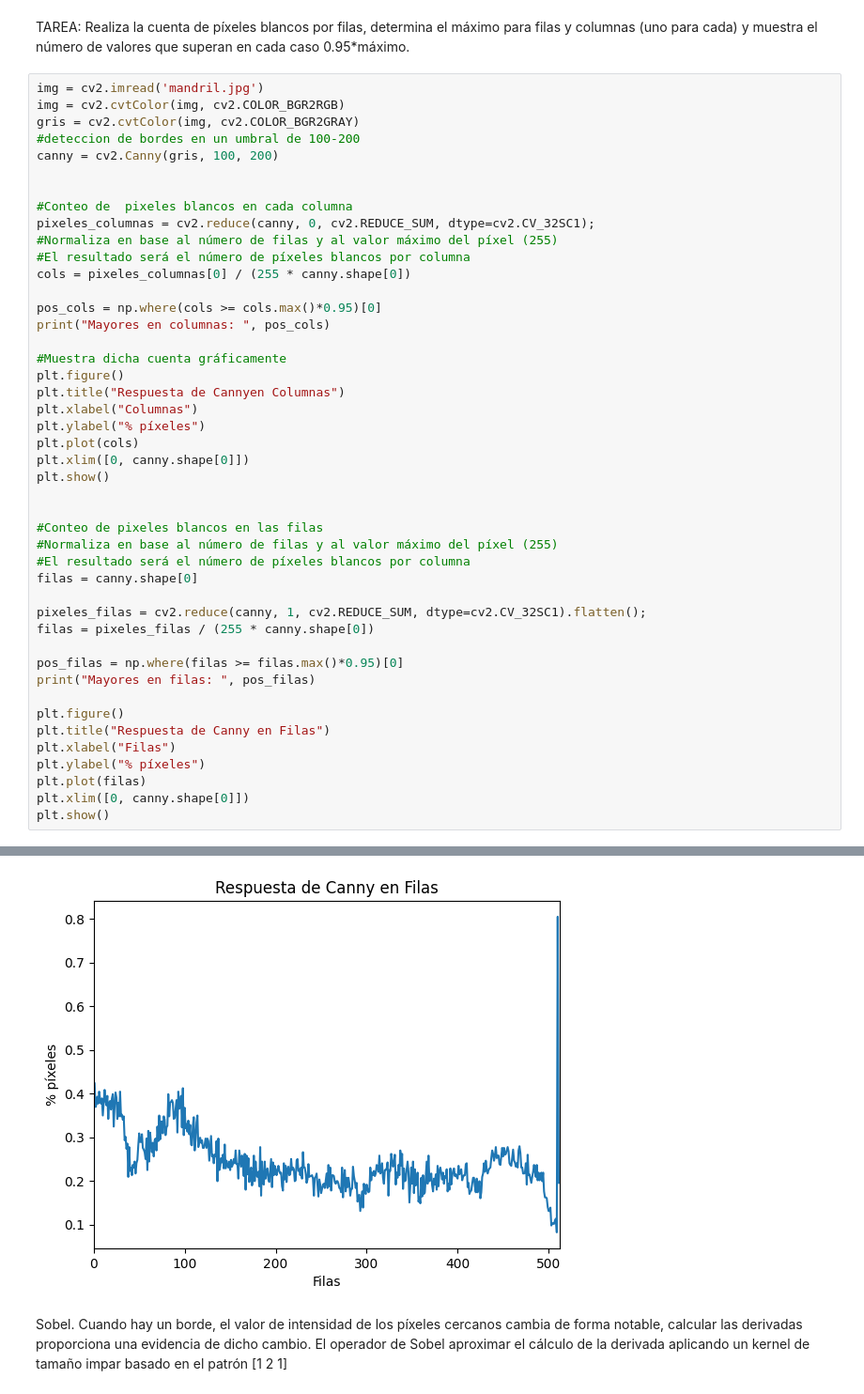
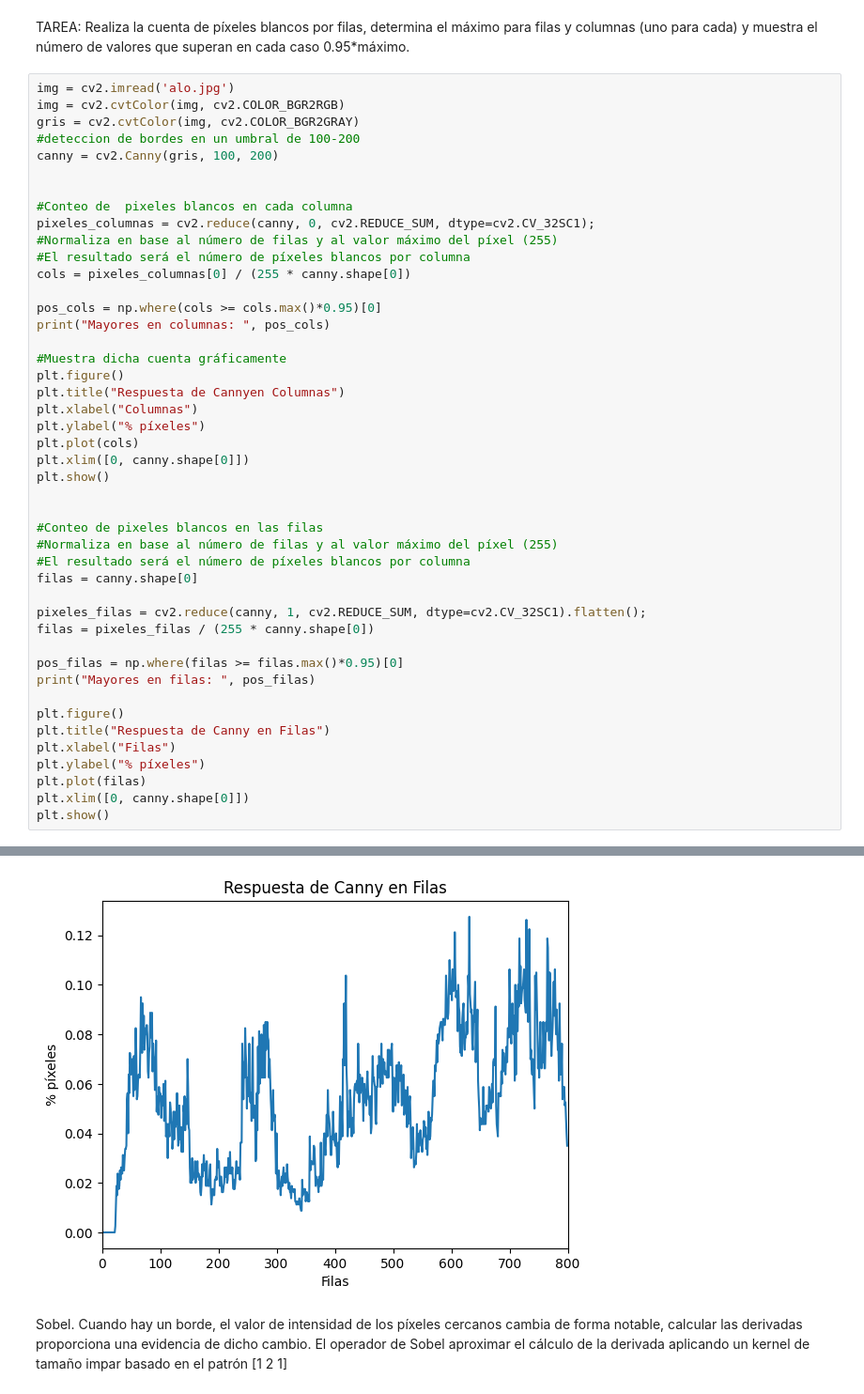
Before and after one commit to JoseManuel117/VC, a Jupyter notebook: P2/VC_P2.ipynb, the cells around one changed output, grey strips where cells are left out. Shown at 94% size. Cells and saved outputs as stored; diff of their text form.

```diff
--- a/P2/VC_P2.ipynb
+++ b/P2/VC_P2.ipynb
@@ -96,7 +96,7 @@ plt.xlim([0, canny.shape[0]])
 # %% [markdown]
 TAREA: Realiza la cuenta de píxeles blancos por filas, determina el máximo para filas y columnas (uno para cada) y muestra el número de valores que superan en cada caso 0.95*máximo.
 # %%
-img = cv2.imread('mandril.jpg')
+img = cv2.imread('alo.jpg')
 img = cv2.cvtColor(img, cv2.COLOR_BGR2RGB)
 gris = cv2.cvtColor(img, cv2.COLOR_BGR2GRAY)
 #deteccion de bordes en un umbral de 100-200
@@ -147,4 +147,4 @@ Mayores en filas:  [510]
-[figure, old version]
+[figure, new version]
 # %% [markdown]
 Sobel. Cuando hay un borde, el valor de intensidad de los píxeles cercanos cambia de forma notable, calcular las derivadas proporciona una evidencia de dicho cambio. El operador de Sobel aproximar el cálculo de la derivada aplicando un kernel de tamaño impar basado en el patrón [1 2 1]
 # %%
```
Also changed, not shown: parts of 8 cells of this notebook.
